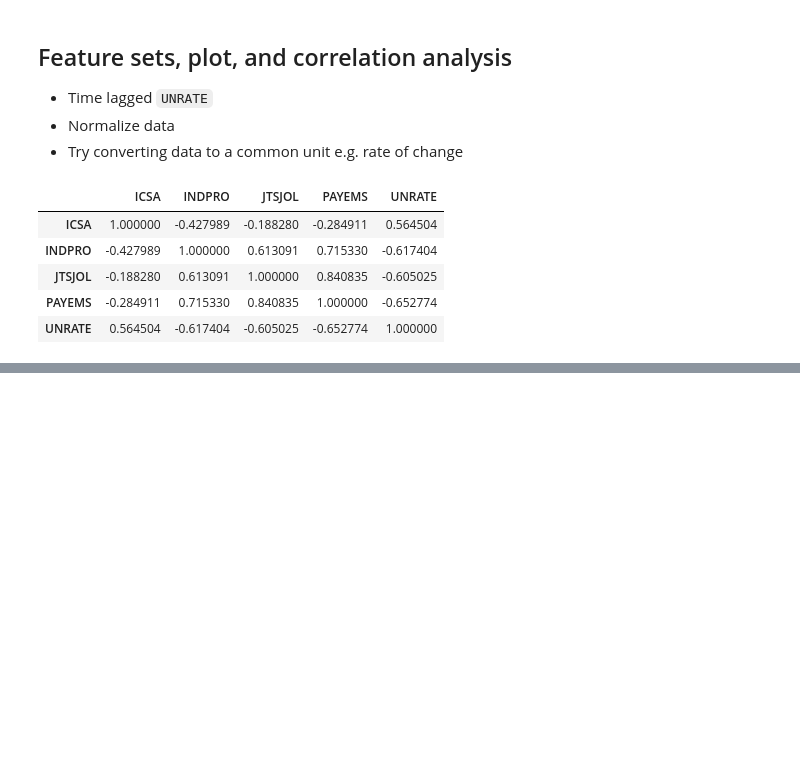
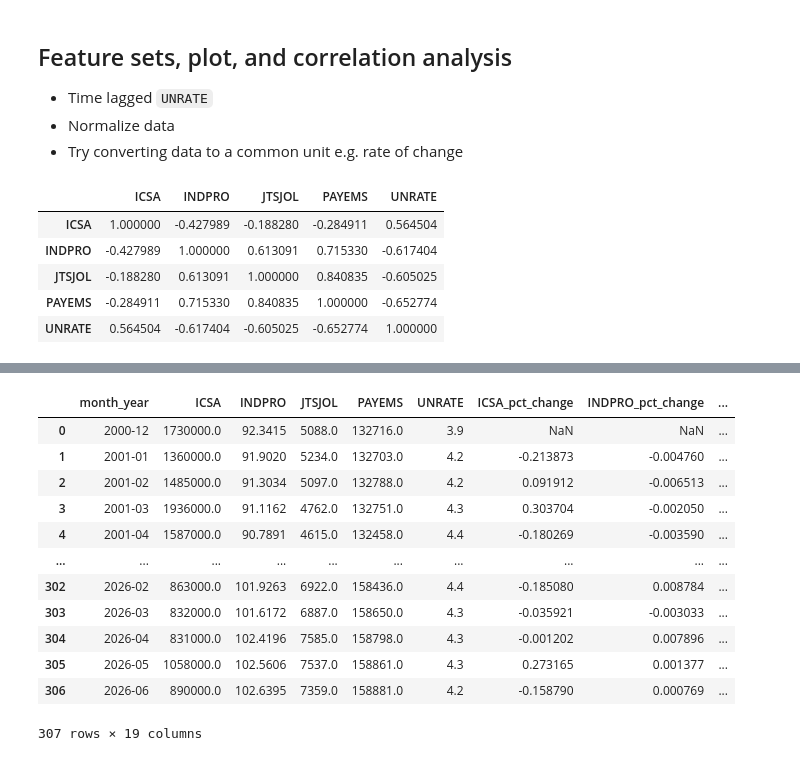
Before and after one commit to mx-lnk/us-unemployment-forecasting-pipeline, a Jupyter notebook: notebooks/feature_engineering.ipynb, the cells around one changed output, grey strips where cells are left out. Saved outputs shown, nothing was run; the diff lists cells and outputs as text; code cells hidden in the pictures; blank space fills up the shorter version.

```diff
--- a/notebooks/feature_engineering.ipynb
+++ b/notebooks/feature_engineering.ipynb
@@ -103,0 +122,32 @@ df_imputed[features].corr()
+# %%
+time_frames = [1, 3, 6, 12]
+
+df_features = df_imputed.copy()
+
+# first four features as pct change
+for feature in features[0:4]:
+    df_features[f"{feature}_pct_change"] = df_features[feature].pct_change()
+
+# change in UNRATE
+df_features["UNRATE_change"] = df_features["UNRATE"].diff()
+
+# future UNRATE targets
+for t in time_frames:
+    df_features[f"UNRATE_t+{t}"] = df_features["UNRATE"].shift(-t)
+    df_features[f"UNRATE_t+{t}_change"] = df_features[f"UNRATE_t+{t}"]-df_features["UNRATE"]
+
+df_features
+# %% [output]
+|  | month_year | ICSA | INDPRO | JTSJOL | PAYEMS | UNRATE | ICSA_pct_change | INDPRO_pct_change | ... |
+| 0 | 2000-12 | 1730000.0 | 92.3415 | 5088.0 | 132716.0 | 3.9 | NaN | NaN | ... |
+| 1 | 2001-01 | 1360000.0 | 91.9020 | 5234.0 | 132703.0 | 4.2 | -0.213873 | -0.004760 | ... |
+| 2 | 2001-02 | 1485000.0 | 91.3034 | 5097.0 | 132788.0 | 4.2 | 0.091912 | -0.006513 | ... |
+| 3 | 2001-03 | 1936000.0 | 91.1162 | 4762.0 | 132751.0 | 4.3 | 0.303704 | -0.002050 | ... |
+| 4 | 2001-04 | 1587000.0 | 90.7891 | 4615.0 | 132458.0 | 4.4 | -0.180269 | -0.003590 | ... |
+| ... | ... | ... | ... | ... | ... | ... | ... | ... | ... |
+| 302 | 2026-02 | 863000.0 | 101.9263 | 6922.0 | 158436.0 | 4.4 | -0.185080 | 0.008784 | ... |
+| 303 | 2026-03 | 832000.0 | 101.6172 | 6887.0 | 158650.0 | 4.3 | -0.035921 | -0.003033 | ... |
+| 304 | 2026-04 | 831000.0 | 102.4196 | 7585.0 | 158798.0 | 4.3 | -0.001202 | 0.007896 | ... |
+| 305 | 2026-05 | 1058000.0 | 102.5606 | 7537.0 | 158861.0 | 4.3 | 0.273165 | 0.001377 | ... |
+| 306 | 2026-06 | 890000.0 | 102.6395 | 7359.0 | 158881.0 | 4.2 | -0.158790 | 0.000769 | ... |
+307 rows × 19 columns
```
Also changed, not shown: parts of 13 cells of this notebook, 4 other files.
